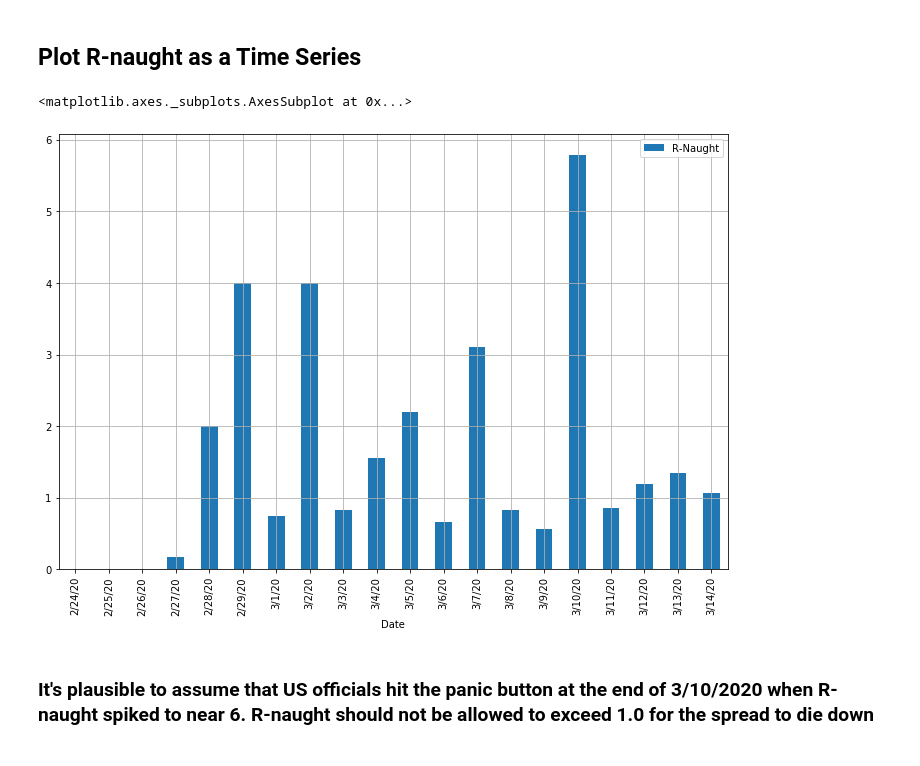
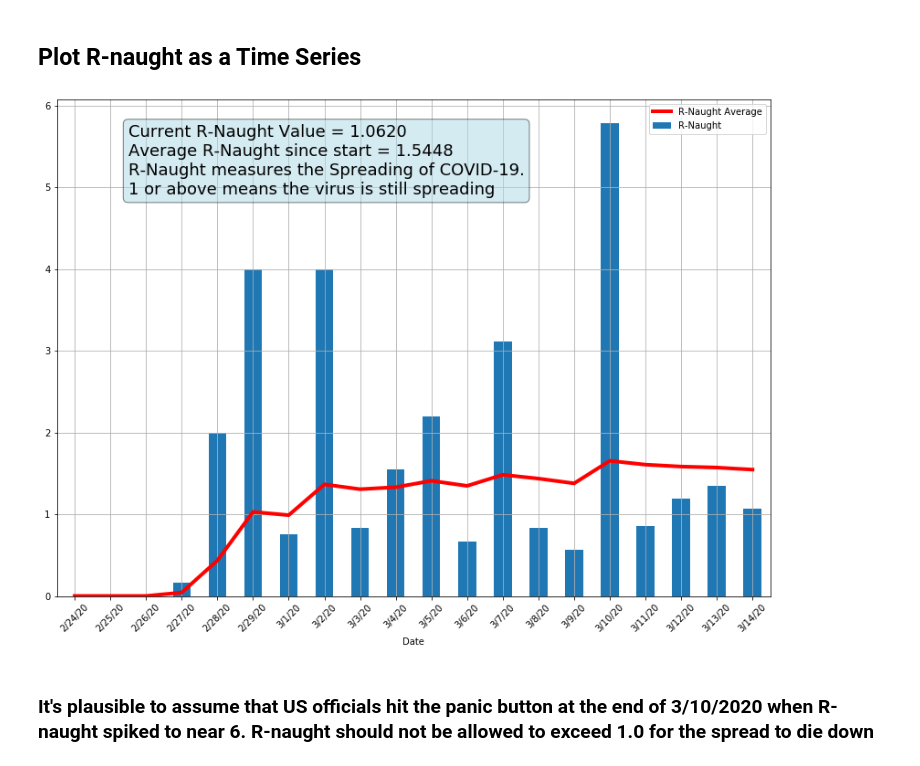
Before and after one commit to sabawi/COVID-19-R-NAUGHT, a Jupyter notebook: covid-19-r-naught.ipynb, the cells around one changed output. Drawn from its saved outputs; the diff is of its cells as text; code cells hidden in the pictures.

```diff
--- a/covid-19-r-naught.ipynb
+++ b/covid-19-r-naught.ipynb
@@ -60,18 +97,15 @@ ax.grid(True,which="both")
 ##
 
 ## Find Last day's total cases
-TotalCasesToDate = us_df_cumulative['Actual USA COVID-19 Cases'][-1:][0]
-print("Total cases as of " +str(us_df_cumulative.index[-1:][0]) + "(End of day) is "+str(TotalCasesToDate),
-      'cases' )
+TotalCasesToDate = us_df_cumulative[colname][-1:][0]
 
 ## Create a new Series that calculates the difference from day to day
-ChangeFromDay2Next = us_df_cumulative['Actual USA COVID-19 Cases'].diff(1)
+ChangeFromDay2Next = us_df_cumulative[colname].diff(1)
 
-ChangeFromDay2NextPercent = us_df_cumulative['Actual USA COVID-19 Cases'].pct_change(1)
+ChangeFromDay2NextPercent = us_df_cumulative[colname].pct_change(1)
 
 ## Find the Average change from day to day
 AverageChangeFromDay2Next = ChangeFromDay2Next.mean()
-print("Average case count change from one day to next = ", np.round(AverageChangeFromDay2Next,2),' cases')
 
 ## Create a series of R0 by calculating the ratio of one day to the day before
 r0 = [] # Will record the ratio day to day, start from day 1 to last day
@@ -91,16 +125,4 @@ R_Naught = R_Naught.set_index('Date')
 DailyDelta = ChangeFromDay2Next[-1:][0]
 
 #print(us_df_cumulative['Actual USA COVID-19 Cases'][-2:][0])
-DailyDeltaPercent = 100 * DailyDelta /us_df_cumulative['Actual USA COVID-19 Cases'][-2:][0]
-
-print("Change is USA confirmed COVID-19 cases FROM",
-      str(us_df_cumulative.index[-2:][0]), "TO",
-      str(us_df_cumulative.index[-1:][0])+ "(End of day) is " + str(int(DailyDelta)),'cases',
-      "OR " +str(np.round(DailyDeltaPercent,2)) + '% in this period. ', '\nThis is',
-      np.round((DailyDelta/AverageChangeFromDay2Next),2) ,
-      'Times the Average count in daily changes. \nThe current Average PERCENT(%) change from day to day is' ,
-      str(np.round(100*ChangeFromDay2NextPercent.mean(),2) )+'%',
-      "This means it's Above or Below (if negative) the avarage daily % change by "+ str(np.round(100*ChangeFromDay2NextPercent.mean(),2) )+'%')
-print("R-naught value as of end-of-day",str(us_df_cumulative.index[-1:][0]), 'IS',
-      np.round(R_Naught['R-Naught'][-1:][0],4) )
-print('The average R-naught from the past',GoBackDays,'days is', np.round( R_Naught['R-Naught'].mean(),4))
+DailyDeltaPercent = 100 * DailyDelta /us_df_cumulative[colname][-2:][0]
@@ -115,9 +158,25 @@ The average R-naught from the past 20 days is 1.5448
 # %% [markdown]
 ## Plot R-naught as a Time Series
-# %%
-R_Naught.plot(kind='bar',figsize=(12,8),grid=True)
-# %% [output]
-<matplotlib.axes._subplots.AxesSubplot at 0x...>
-[figure, removed]
+# %%
+fig, ax = plt.subplots(figsize=(14,10))
+ax.grid(True)
+R_Naught['R-Naught'].plot(ax=ax,kind='bar')
+R_Naught['R-Naught Average'] = R_Naught.expanding().mean()
+R_Naught['R-Naught Average'].plot(ax=ax,c='r',grid=True,lw=4)
+ax.legend()
+
+textstr = '\n'.join((
+        r'Current R-Naught Value = %.4f' % (R_Naught['R-Naught'][-1:][0], ),
+        r'Average R-Naught since start = %.4f' % (R_Naught['R-Naught Average'][-1:][0],),
+        r'R-Naught measures the Spreading of COVID-19.',
+        r'1 or above means the virus is still spreading'))
+
+props = dict(boxstyle='round', facecolor='lightblue', alpha=0.5)
+ax.text(0.1, 0.95, textstr, transform=ax.transAxes, fontsize=18,
+        verticalalignment='top', bbox=props)
+
+_ = plt.xticks(rotation=45)
+# %% [output]
+[figure, added]
 # %% [markdown]
 ### It's plausible to assume that US officials hit the panic button at the end of 3/10/2020 when R-naught spiked to near 6. R-naught should not be allowed to exceed 1.0 for the spread to die down
```
Also changed, not shown: parts of 6 cells of this notebook.
